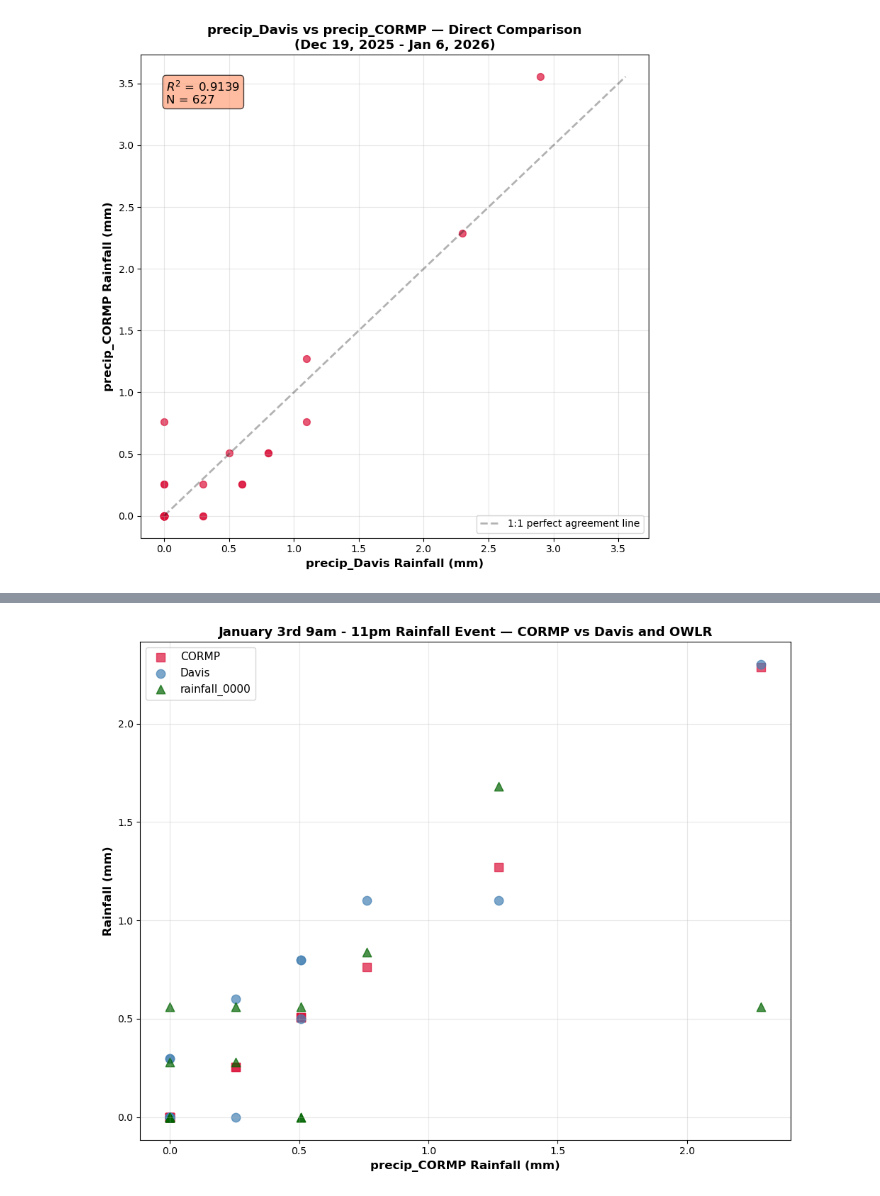
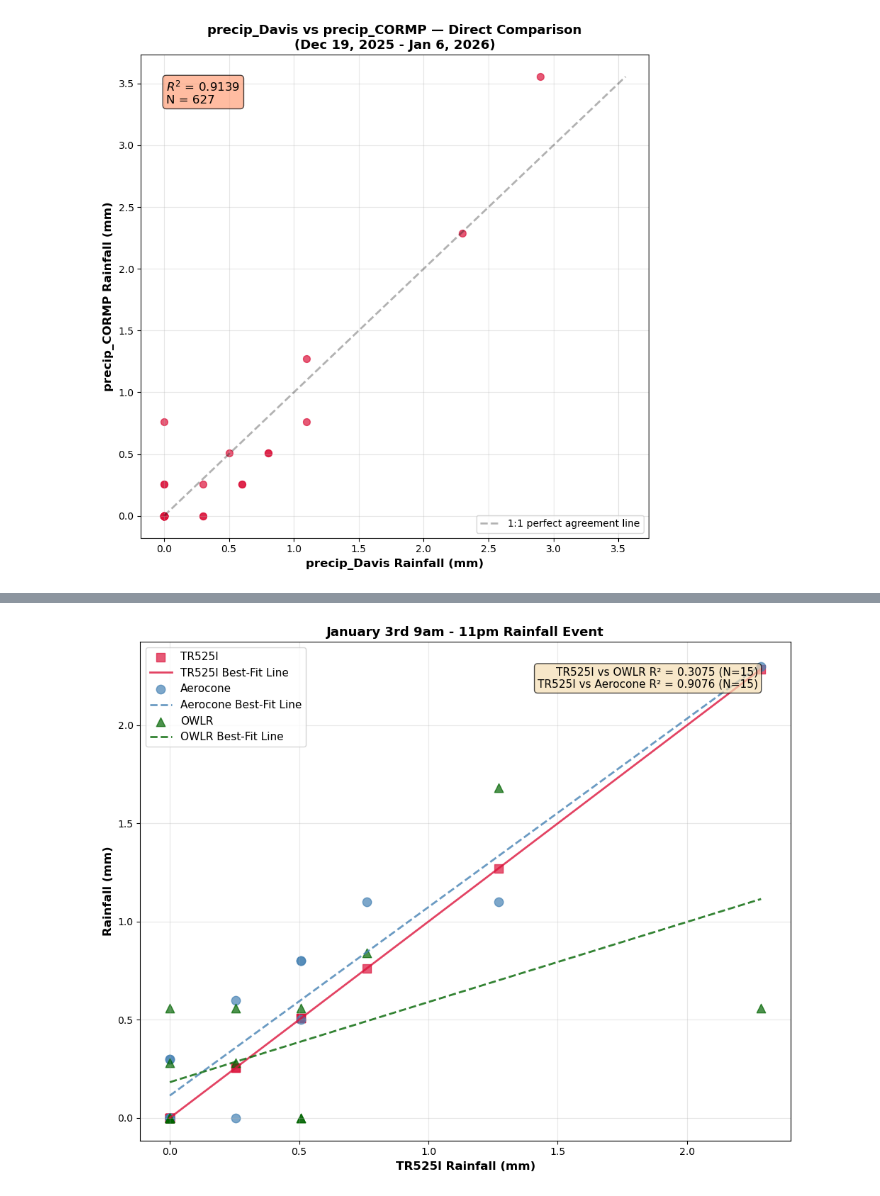
Before and after one commit to COAST-Lab/Open-Water-Level-and-Rainfall-Sensor, a Jupyter notebook: Data Analysis/rainfallAnalysis.ipynb, the cells around one changed output, grey strips where cells are left out. Drawn from its saved outputs; the diff is of its cells as text; code cells hidden in the pictures.

Commit message:
Updated Plots

```diff
--- a/Data Analysis/rainfallAnalysis.ipynb
+++ b/Data Analysis/rainfallAnalysis.ipynb
@@ -493,7 +493,7 @@ if not merged_rain0_only.empty:
             s=45,
             alpha=0.6,
             color='steelblue',
-            label='Davis',
+            label='Aerocone',
             marker='o'
         )
         print(f"  Plotted {len(davis_data_only)} Davis points")
@@ -520,7 +520,7 @@ if pd.notna(r2_co_only):
     annotation_lines.append(f"R² (TR-525l vs OWLR) = {r2_co_only:.4f}")
     annotation_lines.append(f"N OWLR pairs = {n_pairs}")
 if 'davis_data_only' in locals():
-    annotation_lines.append(f"N Davis pairs = {len(davis_data_only)}")
+    annotation_lines.append(f"N Aerocone pairs = {len(davis_data_only)}")
 if annotation_lines:
     ax.text(
         0.98, 0.98,
@@ -534,7 +534,7 @@ if annotation_lines:
 
 plt.xlabel('TR-525l rainfall (mm)', fontsize=12, fontweight='bold')
 plt.ylabel('Rainfall (mm)', fontsize=12, fontweight='bold')
-plt.title('TR-525l vs OWLR and Davis\n(Dec 19, 2025 - Mar 17, 2026)', fontsize=13, fontweight='bold')
+plt.title('TR-525l vs Aerocone vs OWLR\n(Dec 19, 2025 - Mar 17, 2026)', fontsize=13, fontweight='bold')
 plt.legend(loc='upper left', fontsize=11)
 plt.grid(True, alpha=0.3)
 plt.tight_layout()
@@ -579,7 +579,7 @@ else:
             s=50,
             alpha=0.65,
             color='steelblue',
-            label='Davis',
+            label='Aerocone',
             marker='o'
         )
 
@@ -623,7 +623,7 @@ else:
 
     annotation = []
     annotation.append(f"N OWLR (log) = {len(positive_pairs_owlr)}")
-    annotation.append(f"N Davis (log) = {len(positive_pairs_davis)}")
+    annotation.append(f"N Aerocone (log) = {len(positive_pairs_davis)}")
     if pd.notna(r2_log):
         annotation.append(f"OWLR Log-Log R² = {r2_log:.4f}")
     ax = plt.gca()
@@ -641,7 +641,7 @@ else:
     plt.yscale('log')
     plt.xlabel('TR-525l rainfall (mm, log scale)', fontsize=12, fontweight='bold')
     plt.ylabel('Rainfall (mm, log scale)', fontsize=12, fontweight='bold')
-    plt.title('TR-525l vs OWLR and Davis (Log-Log)\n(Dec 19, 2025 - Mar 17, 2026)', fontsize=13, fontweight='bold')
+    plt.title('TR-525l vs Aerocone vs OWLR (Log-Log)\n(Dec 19, 2025 - Mar 17, 2026)', fontsize=13, fontweight='bold')
     plt.grid(True, which='both', alpha=0.3)
     plt.legend(loc='upper left', fontsize=11)
     plt.tight_layout()
@@ -1195,6 +1256,28 @@ merged_jan3 = merged_jan3.rename(columns={'rain_mm': 'rain_mm_rain0'})
 
 print(f"\nMerged dataset shape: {merged_jan3.shape}")
 
+# Compute R2 values for annotation
+r2_cormp_rain0_jan3 = float('nan')
+r2_cormp_davis_jan3 = float('nan')
+n_cormp_rain0_jan3 = 0
+n_cormp_davis_jan3 = 0
+if not merged_jan3.empty:
+    cormp_rain0_jan3 = merged_jan3[
+        merged_jan3['rain_mm_cormp'].notna() & merged_jan3['rain_mm_rain0'].notna()
+    ]
+    n_cormp_rain0_jan3 = len(cormp_rain0_jan3)
+    if n_cormp_rain0_jan3 > 0:
+        corr_cormp_rain0_jan3 = cormp_rain0_jan3['rain_mm_cormp'].corr(cormp_rain0_jan3['rain_mm_rain0'])
+        r2_cormp_rain0_jan3 = corr_cormp_rain0_jan3**2
+
+    cormp_davis_jan3 = merged_jan3[
+        merged_jan3['rain_mm_cormp'].notna() & merged_jan3['rain_mm_davis'].notna()
+    ]
+    n_cormp_davis_jan3 = len(cormp_davis_jan3)
+    if n_cormp_davis_jan3 > 0:
+        corr_cormp_davis_jan3 = cormp_davis_jan3['rain_mm_cormp'].corr(cormp_davis_jan3['rain_mm_davis'])
+        r2_cormp_davis_jan3 = corr_cormp_davis_jan3**2
+
 # Create scatter plot: CORMP (X-axis) vs Davis, rainfall_0000, and CORMP (Y-axis)
 print(f"\nGenerating scatter plot...")
 plt.figure(figsize=(10, 8))
@@ -1204,26 +1287,65 @@ if not merged_jan3.empty:
     cormp_data = merged_jan3[merged_jan3['rain_mm_cormp'].notna()]
     if not cormp_data.empty:
         plt.scatter(cormp_data['rain_mm_cormp'], cormp_data['rain_mm_cormp'],
-                   s=80, alpha=0.7, color='crimson', label='CORMP', marker='s')
-        print(f"  Plotted {len(cormp_data)} CORMP data points")
+                   s=80, alpha=0.7, color='crimson', label='TR525l', marker='s')
+        print(f"  Plotted {len(cormp_data)} TR525l data points")
+        x_cormp = cormp_data['rain_mm_cormp']
+        y_cormp = cormp_data['rain_mm_cormp']
+        slope_cormp, intercept_cormp = np.polyfit(x_cormp, y_cormp, 1)
+        x_line_cormp = np.array([x_cormp.min(), x_cormp.max()])
+        y_line_cormp = slope_cormp * x_line_cormp + intercept_cormp
+        plt.plot(x_line_cormp, y_line_cormp,
+                 color='crimson', linewidth=2, alpha=0.8, label='TR525l Best-Fit Line')
 
-    # Plot Davis data
+    # Plot Davis data and best-fit line
     davis_data = merged_jan3[merged_jan3['rain_mm_davis'].notna()]
     if not davis_data.empty:
         plt.scatter(davis_data['rain_mm_cormp'], davis_data['rain_mm_davis'],
-                   s=80, alpha=0.7, color='steelblue', label='Davis', marker='o')
-        print(f"  Plotted {len(davis_data)} Davis data points")
+                   s=80, alpha=0.7, color='steelblue', label='Aerocone', marker='o')
+        print(f"  Plotted {len(davis_data)} Aerocone data points")
+        davis_fit = merged_jan3[
+            merged_jan3['rain_mm_cormp'].notna() & merged_jan3['rain_mm_davis'].notna()
+        ]
+        if len(davis_fit) >= 2:
+            x_fit_davis = davis_fit['rain_mm_cormp']
+            y_fit_davis = davis_fit['rain_mm_davis']
+            slope_davis, intercept_davis = np.polyfit(x_fit_davis, y_fit_davis, 1)
+            x_line_davis = np.array([x_fit_davis.min(), x_fit_davis.max()])
+            y_line_davis = slope_davis * x_line_davis + intercept_davis
+            plt.plot(x_line_davis, y_line_davis,
+                     color='steelblue', linewidth=2, alpha=0.8, linestyle='--', label='Aerocone Best-Fit Line')
 
-    # Plot rainfall_0000 data
+    # Plot rainfall_0000 data and best-fit line
     rain0_data = merged_jan3[merged_jan3['rain_mm_rain0'].notna()]
     if not rain0_data.empty:
         plt.scatter(rain0_data['rain_mm_cormp'], rain0_data['rain_mm_rain0'],
-                   s=80, alpha=0.7, color='darkgreen', label='rainfall_0000', marker='^')
-        print(f"  Plotted {len(rain0_data)} rainfall_0000 data points")
+                   s=80, alpha=0.7, color='darkgreen', label='OWLR', marker='^')
+        print(f"  Plotted {len(rain0_data)} OWLR data points")
+        rain0_fit = merged_jan3[
+            merged_jan3['rain_mm_cormp'].notna() & merged_jan3['rain_mm_rain0'].notna()
+        ]
+        if len(rain0_fit) >= 2:
+            x_fit_rain0 = rain0_fit['rain_mm_cormp']
+            y_fit_rain0 = rain0_fit['rain_mm_rain0']
+            slope_rain0, intercept_rain0 = np.polyfit(x_fit_rain0, y_fit_rain0, 1)
+            x_line_rain0 = np.array([x_fit_rain0.min(), x_fit_rain0.max()])
+            y_line_rain0 = slope_rain0 * x_line_rain0 + intercept_rain0
+            plt.plot(x_line_rain0, y_line_rain0,
+                     color='darkgreen', linewidth=2, alpha=0.8, linestyle='--', label='OWLR Best-Fit Line')
 
-plt.xlabel('precip_CORMP Rainfall (mm)', fontsize=12, fontweight='bold')
+annotation_lines = []
+if pd.notna(r2_cormp_rain0_jan3):
+    annotation_lines.append(f"TR525l vs OWLR R² = {r2_cormp_rain0_jan3:.4f} (N={n_cormp_rain0_jan3})")
+if pd.notna(r2_cormp_davis_jan3):
+    annotation_lines.append(f"TR525l vs Aerocone R² = {r2_cormp_davis_jan3:.4f} (N={n_cormp_davis_jan3})")
+if annotation_lines:
+    ax = plt.gca()
+    ax.text(0.95, 0.95, "\n".join(annotation_lines), transform=ax.transAxes, fontsize=11, va='top', ha='right',
+            bbox=dict(boxstyle='round', facecolor='wheat', alpha=0.7))
+
+plt.xlabel('TR525l Rainfall (mm)', fontsize=12, fontweight='bold')
 plt.ylabel('Rainfall (mm)', fontsize=12, fontweight='bold')
-plt.title('January 3rd 9am - 11pm Rainfall Event — CORMP vs Davis and OWLR', fontsize=13, fontweight='bold')
+plt.title('January 3rd 9am - 11pm Rainfall Event', fontsize=13, fontweight='bold')
 plt.legend(loc='upper left', fontsize=11)
 plt.grid(True, alpha=0.3)
 plt.tight_layout()
@@ -1236,9 +1358,9 @@ print("=" * 70)
 if 'rain_mm_cormp' in merged_jan3.columns:
     print(f"CORMP - Min: {merged_jan3['rain_mm_cormp'].min():.4f}, Max: {merged_jan3['rain_mm_cormp'].max():.4f}, Mean: {merged_jan3['rain_mm_cormp'].mean():.4f}")
 if 'rain_mm_davis' in merged_jan3.columns:
-    print(f"Davis - Min: {merged_jan3['rain_mm_davis'].min():.4f}, Max: {merged_jan3['rain_mm_davis'].max():.4f}, Mean: {merged_jan3['rain_mm_davis'].mean():.4f}")
+    print(f"Aerocone - Min: {merged_jan3['rain_mm_davis'].min():.4f}, Max: {merged_jan3['rain_mm_davis'].max():.4f}, Mean: {merged_jan3['rain_mm_davis'].mean():.4f}")
 if 'rain_mm_rain0' in merged_jan3.columns:
-    print(f"rainfall_0000 - Min: {merged_jan3['rain_mm_rain0'].min():.4f}, Max: {merged_jan3['rain_mm_rain0'].max():.4f}, Mean: {merged_jan3['rain_mm_rain0'].mean():.4f}")
+    print(f"OWLR - Min: {merged_jan3['rain_mm_rain0'].min():.4f}, Max: {merged_jan3['rain_mm_rain0'].max():.4f}, Mean: {merged_jan3['rain_mm_rain0'].mean():.4f}")
 # %% [output]
 ======================================================================
 ANALYSIS 6: January 3rd 9am - 11pm — CORMP vs Davis and rainfall_0000
@@ -1258,4 +1380,4 @@ Generating scatter plot...
-[figure, old version]
+[figure, new version]
 ======================================================================
 Summary Statistics for January 3rd 9am - 11pm:
 ======================================================================
```
Also changed, not shown: parts of 7 cells of this notebook, 15 other files.
